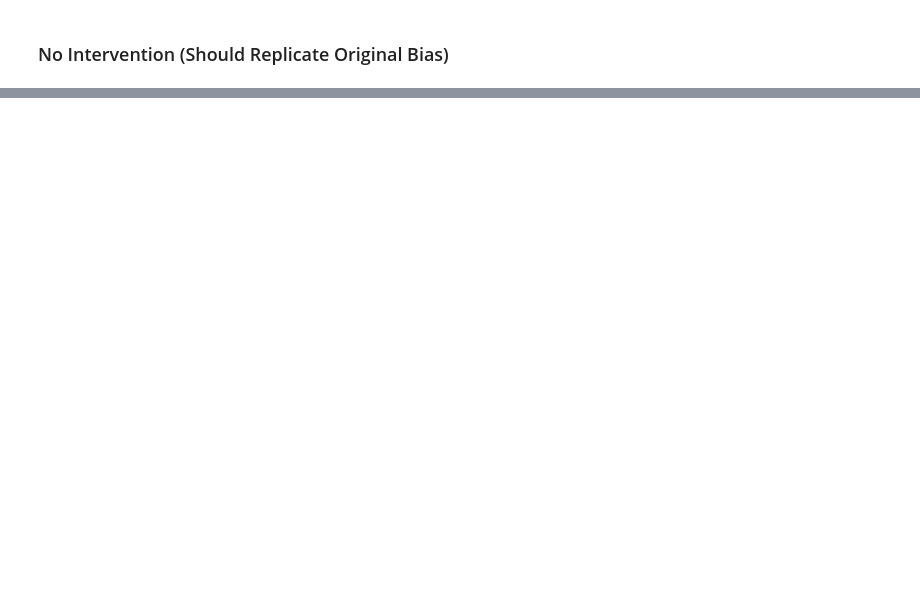
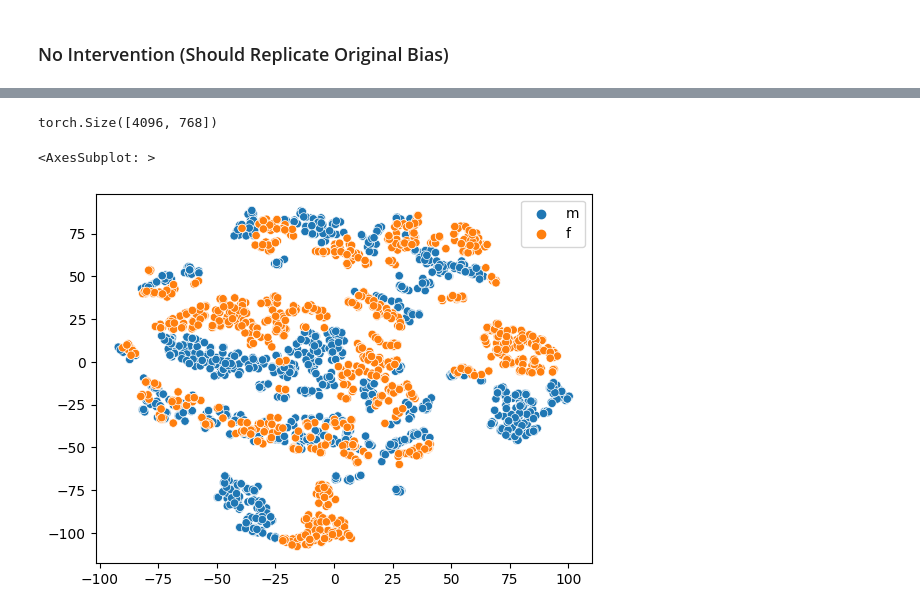
Before and after one commit to atticusg/InterchangeInterventions, a Jupyter notebook: iit_BERT.ipynb, the cells around one changed output, grey strips where cells are left out. Saved outputs shown, nothing was run; the diff lists cells and outputs as text; code cells hidden in the pictures; blank space fills up the shorter version.

```diff
--- a/iit_BERT.ipynb
+++ b/iit_BERT.ipynb
@@ -1214,0 +1261,50 @@ PearsonRResult(statistic=0.666418807902019, pvalue=1.1057104998436334e-142)
+# %%
+train_datasetIIT = get_IIT_EEC_dataset(
+    data_size=data_size,
+    split="train",
+    tokenizer_name='bert-base-uncased',
+    shuffle=False
+)
+X_base_train, y_base_train = train_datasetIIT[0:2]
+iit_data = tuple(train_datasetIIT[2:])
+# %%
+def get_hidden_activations(X_base):
+    y_base = torch.tensor([0 for _ in range(len(X_base[0]))])
+    dataset = LIM_trainer.build_dataset(X_base, y_base)
+    dataloader = LIM_trainer._build_dataloader(dataset, shuffle=False)
+    # Dataset:
+
+    # Model:
+    LIM_trainer.model.set_device(LIM_trainer.device)
+    LIM_trainer.model.eval()
+
+    hidden_states = None
+    with torch.no_grad():
+        for batch_num, batch in enumerate(dataloader, start=1):
+            batch = [x.to(device, non_blocking=True) for x in batch]
+            base_batch, base_labels_batch = LIM_trainer.process_batch(batch, device=device)
+            batch_states = LIM_trainer.model.forward(
+                base_batch,
+                output_hidden_states=True
+            )
+            if hidden_states is None:
+                hidden_states = batch_states
+            else:
+                hidden_states = torch.cat([hidden_states, batch_states])
+    return hidden_states
+# %%
+hidden_states = get_hidden_activations(X_base_train)
+
+hidden_states.shape
+# %% [output]
+torch.Size([4096, 768])
+# %%
+from sklearn.manifold import TSNE
+import seaborn as sns
+
+tsne = TSNE(n_components=2, random_state=SEED).fit_transform(hidden_states.cpu().numpy())
+
+sns.scatterplot(x=tsne[:, 0], y=tsne[:, 1], hue=(['m'] * 2048 + ['f'] * 2048))
+# %% [output]
+<AxesSubplot: >
+[figure, added]
```
Also changed, not shown: parts of 151 cells of this notebook, 8 other files.
